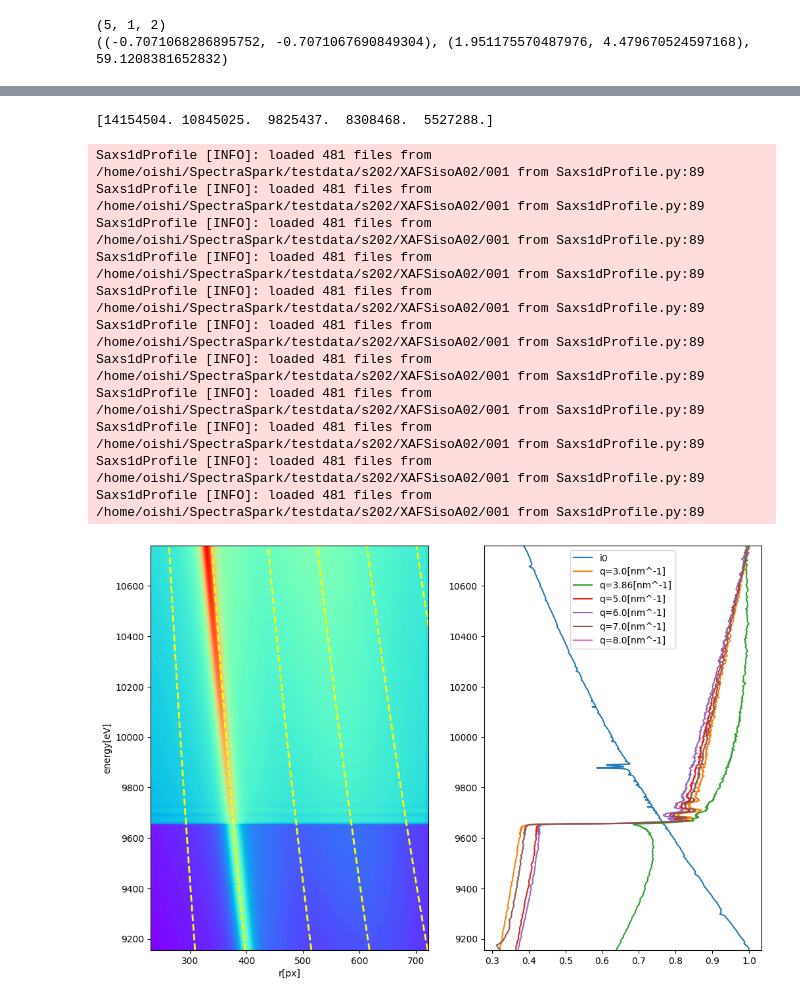
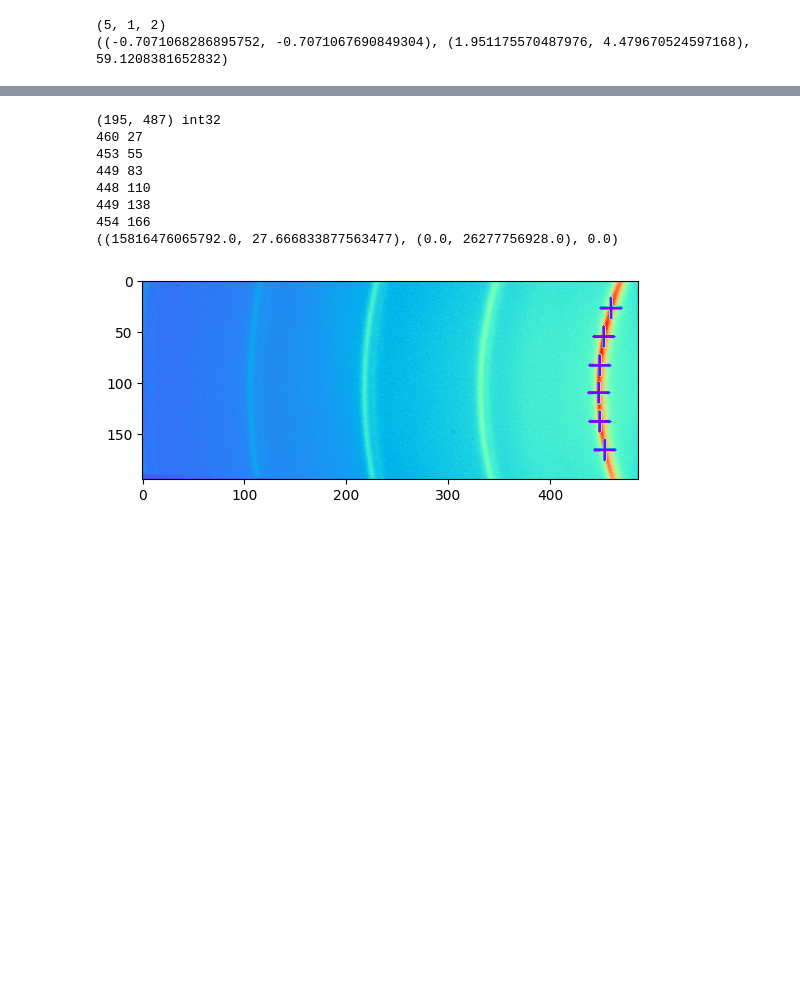
Before and after one commit to jun-oishi/pilatus_handler, a Jupyter notebook: ipynb/s2d_test.ipynb, the cells around one changed output, grey strips where cells are left out. Saved outputs shown, nothing was run; the diff lists cells and outputs as text; code cells hidden in the pictures; blank space fills up the shorter version.

```diff
--- a/ipynb/s2d_test.ipynb
+++ b/ipynb/s2d_test.ipynb
@@ -153,45 +82,25 @@ s202_isoA02_001.loadStdinfo("../../Static/stdinfo.csv")
-# %%
-print(s202_isoA02_001.i0[::120])
-# %% [output]
-[14154504. 10845025.  9825437.  8308468.  5527288.]
-# %%
-q = np.array([3.0, 3.86, 5, 6, 7, 8])
-
-fig, axs = plt.subplots(1,2,figsize=(12,8))
-ax = axs[0]
-ax = s202_isoA02_001.heatmap(ax, levels=200)
-
-for qi in q:
-    _q = np.full_like(s202_isoA02_001.energy, qi)
-    _r = s202_isoA02_001.q2r(_q, s202_isoA02_001.energy)
-    ax.plot(
-        _r,s202_isoA02_001.energy, label=f"q={qi}[nm^-1]", color="yellow", linewidth=2,
-        linestyle="dashed"
-    )
-ax.set_xlim(s202_isoA02_001.r[0], s202_isoA02_001.r[-1])
-
-ax = axs[1]
-ax.plot(s202_isoA02_001.i0/s202_isoA02_001.i0.max(), s202_isoA02_001.energy, label="i0")
-for qi in q:
-    _i = s202_isoA02_001.q_slice(qi)
-    _i = _i / _i.max()
-    ax.plot(
-        _i, s202_isoA02_001.energy, label=f"q={qi}[nm^-1]"
-    )
-ax.legend()
-
-for ax in axs:
-    ax.set_ylim(s202_isoA02_001.energy[0], s202_isoA02_001.energy[-1])
-# %% [output]
-Saxs1dProfile [INFO]: loaded 481 files from /home/oishi/SpectraSpark/testdata/s202/XAFSisoA02/001 from Saxs1dProfile.py:89
-Saxs1dProfile [INFO]: loaded 481 files from /home/oishi/SpectraSpark/testdata/s202/XAFSisoA02/001 from Saxs1dProfile.py:89
-Saxs1dProfile [INFO]: loaded 481 files from /home/oishi/SpectraSpark/testdata/s202/XAFSisoA02/001 from Saxs1dProfile.py:89
-Saxs1dProfile [INFO]: loaded 481 files from /home/oishi/SpectraSpark/testdata/s202/XAFSisoA02/001 from Saxs1dProfile.py:89
-Saxs1dProfile [INFO]: loaded 481 files from /home/oishi/SpectraSpark/testdata/s202/XAFSisoA02/001 from Saxs1dProfile.py:89
-Saxs1dProfile [INFO]: loaded 481 files from /home/oishi/SpectraSpark/testdata/s202/XAFSisoA02/001 from Saxs1dProfile.py:89
-Saxs1dProfile [INFO]: loaded 481 files from /home/oishi/SpectraSpark/testdata/s202/XAFSisoA02/001 from Saxs1dProfile.py:89
-Saxs1dProfile [INFO]: loaded 481 files from /home/oishi/SpectraSpark/testdata/s202/XAFSisoA02/001 from Saxs1dProfile.py:89
-Saxs1dProfile [INFO]: loaded 481 files from /home/oishi/SpectraSpark/testdata/s202/XAFSisoA02/001 from Saxs1dProfile.py:89
-Saxs1dProfile [INFO]: loaded 481 files from /home/oishi/SpectraSpark/testdata/s202/XAFSisoA02/001 from Saxs1dProfile.py:89
-Saxs1dProfile [INFO]: loaded 481 files from /home/oishi/SpectraSpark/testdata/s202/XAFSisoA02/001 from Saxs1dProfile.py:89
-[figure, removed]
+# %%
+profile = s2p.Saxs2dProfile.load_tiff('testdata/s202/Static/AgBeh002.tif')
+img = profile.values(log=False)
+print(img.shape, img.dtype)
+
+n_points = 6
+pts = np.empty((n_points,1,2),dtype=int)
+for _i, _y in enumerate(np.linspace(0, img.shape[0]-1, n_points+2, dtype=int)[1:-1]):
+    _x = img[_y,:].argmax()
+    pts[i,0,:] = [_x, _y]
+    print(_x,_y)
+    cv2.drawMarker(img, (_x,_y), 0, cv2.MARKER_CROSS, 20, 2)
+plt.imshow(img, cmap='rainbow')
+ellipse = cv2.fitEllipse(pts.astype(np.float32))
+print(ellipse)
+# %% [output]
+(195, 487) int32
+460 27
+453 55
+449 83
+448 110
+449 138
+454 166
+((15816476065792.0, 27.666833877563477), (0.0, 26277756928.0), 0.0)
+[figure, added]
```
Also changed, not shown: parts of 7 cells of this notebook.
